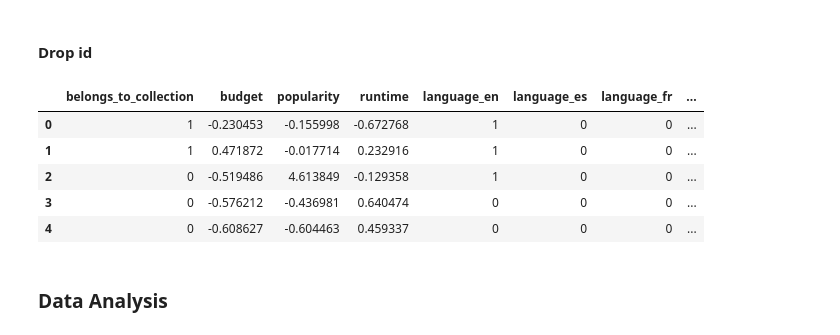
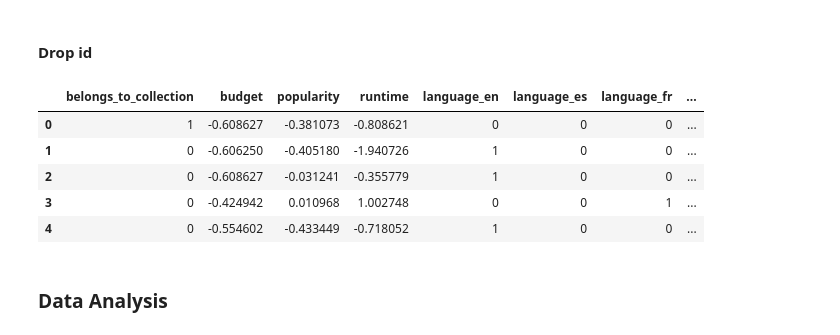
Before and after one commit to delf1/comp4211-project, a Jupyter notebook: code/COMP4211 Project.ipynb, the cells around one changed output. Saved outputs shown, nothing was run; the diff lists cells and outputs as text; code cells hidden in the pictures.

```diff
--- a/code/COMP4211 Project.ipynb
+++ b/code/COMP4211 Project.ipynb
@@ -353,7 +378,7 @@ Number of unique cast: 38760
 # %% [markdown]
 #### crew
 # %%
-crew_col = get_list_of_dicts_col("crew", "id")
+crew_col = get_list_of_dicts_col(train_X, "crew", "id")
 crew_count_tuples = get_sorted_unique_value_count_in_list_of_lists(crew_col)
 
 print("Number of unique crew: %d" % len(crew_count_tuples))
@@ -367,7 +392,7 @@ plt.title("Top 40 Crew")
 plt.show()
 
 train_X = train_X.drop(columns="crew")
-train_X.head()
+test = test.drop(columns="crew")
 # %% [output]
 Number of unique crew: 38897
 [figure]
@@ -381,4 +400,4 @@ Number of unique crew: 38897
 #### Drop temp
 # %%
 train_X = train_X.drop(columns=["original_title", "overview", "tagline", "title", "spoken_languages"])
-train_X.head()
+test = test.drop(columns=["original_title", "overview", "tagline", "title", "spoken_languages"])
@@ -406,7 +418,13 @@ plt.title("Revenue by Year")
 plt.show()
 
 train_X = pd.concat([pd.concat([train_X.drop(columns="release_date"), date_months], axis=1), date_years], axis=1)
-train_X.head()
+
+test["release_date"] = test["release_date"].fillna("00/00/00")
+
+date_months = test["release_date"].apply(lambda x: x[0: x.find("/")]).rename("release_date_month")
+date_years = test["release_date"].apply(lambda x: 2000 + int(x[-2:]) if int(x[-2:]) < 19 and int(x[-2:]) >= 0 else 1900 + int(x[-2:])).rename("release_date_year")
+
+test = pd.concat([pd.concat([test.drop(columns="release_date"), date_months], axis=1), date_years], axis=1)
 # %% [output]
 [figure]
 [figure]
@@ -422,8 +434,8 @@ train_X.head()
 from sklearn import preprocessing
 
 #budget, popularity, runtime scaler
-bpr_scaler = preprocessing.MinMaxScaler(feature_range=(0,1)).fit(train_input[["budget", "popularity", "runtime"]])
+bpr_scaler = preprocessing.StandardScaler().fit(train_input[["budget", "popularity", "runtime"]])
 print("means: " + str(bpr_scaler.mean_))
 train_X[["budget", "popularity", "runtime"]] = bpr_scaler.transform(train_input[["budget", "popularity", "runtime"]])
-train_X.head()
+test[["budget", "popularity", "runtime"]] = bpr_scaler.transform(test[["budget", "popularity", "runtime"]])
 # %% [output]
@@ -439,13 +445,16 @@ means: [8.0000000e+06 7.3748615e+00 1.0400000e+02]
 # %%
 train_X = train_X.drop(columns="id")
 train_X.head()
+
+test = test.drop(columns="id")
+test.head()
 # %% [output]
 |  | belongs_to_collection | budget | popularity | runtime | language_en | language_es | language_fr | ... |
-| 0 | 1 | -0.230453 | -0.155998 | -0.672768 | 1 | 0 | 0 | ... |
-| 1 | 1 | 0.471872 | -0.017714 | 0.232916 | 1 | 0 | 0 | ... |
-| 2 | 0 | -0.519486 | 4.613849 | -0.129358 | 1 | 0 | 0 | ... |
-| 3 | 0 | -0.576212 | -0.436981 | 0.640474 | 0 | 0 | 0 | ... |
-| 4 | 0 | -0.608627 | -0.604463 | 0.459337 | 0 | 0 | 0 | ... |
+| 0 | 1 | -0.608627 | -0.381073 | -0.808621 | 0 | 0 | 0 | ... |
+| 1 | 0 | -0.606250 | -0.405180 | -1.940726 | 1 | 0 | 0 | ... |
+| 2 | 0 | -0.608627 | -0.031241 | -0.355779 | 1 | 0 | 0 | ... |
+| 3 | 0 | -0.424942 | 0.010968 | 1.002748 | 0 | 0 | 1 | ... |
+| 4 | 0 | -0.554602 | -0.433449 | -0.718052 | 1 | 0 | 0 | ... |
 # %% [markdown]
 ### Data Analysis
 # %%
```
Also changed, not shown: parts of 32 cells of this notebook, 2 other files.
